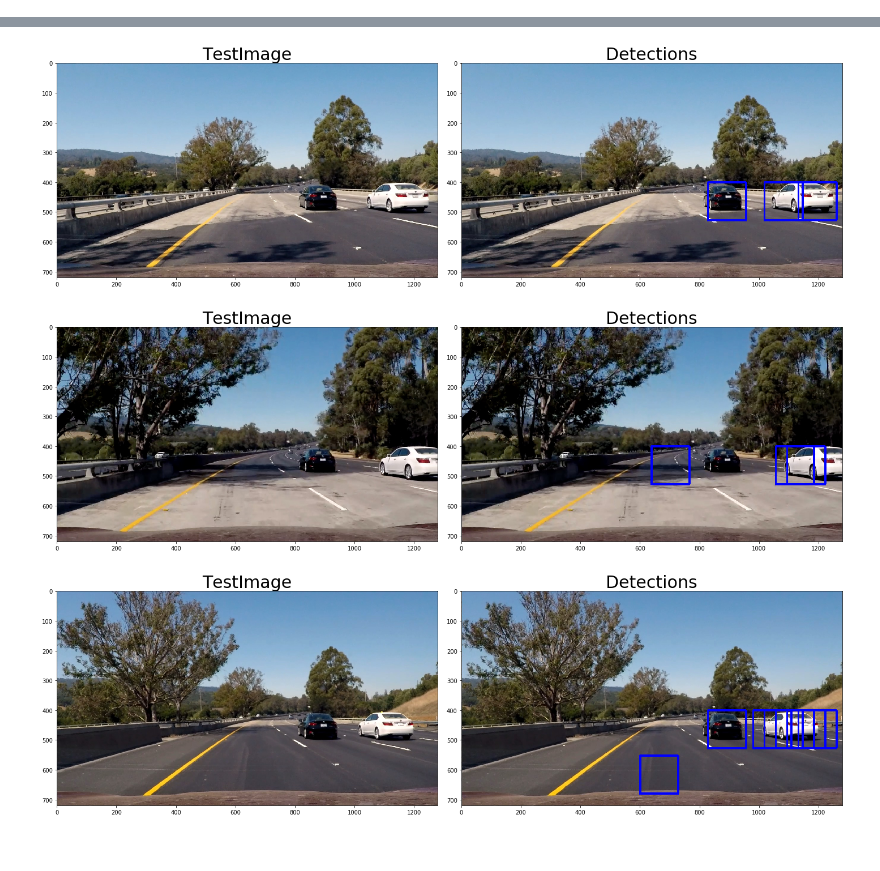
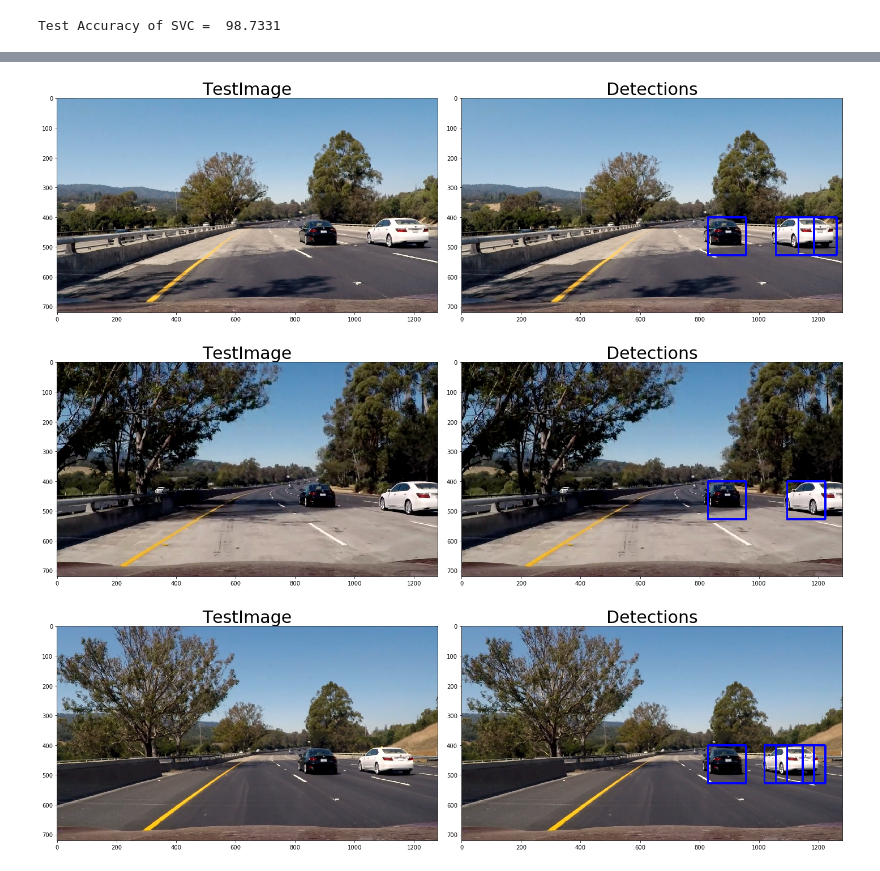
Before and after one commit to nihalsid/CarND-Vehicle-Detection, a Jupyter notebook: Submission.ipynb, the cells around one changed output, grey strips where cells are left out. Drawn from its saved outputs; the diff is of its cells as text; code cells hidden in the pictures.

```diff
--- a/Submission.ipynb
+++ b/Submission.ipynb
@@ -21,11 +22,11 @@ random.shuffle(images_cars)
 random.shuffle(images_not_cars)
 # %%
 def get_hog_visual(input_image):
-    hog_features, hog_vis = hog(input_image, orientations=9, pixels_per_cell=(8, 8), cells_per_block=(2, 2), visualise=True, feature_vector=False, transform_sqrt=False)
+    hog_features, hog_vis = hog(input_image, orientations=9, pixels_per_cell=(8, 8), cells_per_block=(2, 2), visualise=True, feature_vector=False, transform_sqrt=False, block_norm='L1')
     return hog_features, hog_vis
 
-def get_hog_feature(input_image):
-    return  hog(input_image, orientations=9, pixels_per_cell=(8, 8), cells_per_block=(2, 2), visualise=False, feature_vector=True, transform_sqrt=False)
+def get_hog_feature(input_image, feature_vector=True):
+    return  hog(input_image, orientations=10, pixels_per_cell=(8, 8), cells_per_block=(2, 2), visualise=False, feature_vector=feature_vector, transform_sqrt=False, block_norm='L1')
 
 def test_hog():
     test_image = cv2.cvtColor(mpimg.imread(images_cars[random.randint(0, len(images_cars)-1)]), cv2.COLOR_RGB2GRAY)
@@ -45,8 +48,8 @@ test_hog()
 # %%
 def histogram(input_image):
-    r_hist = np.histogram(input_image[:,:,0], bins=32, range=(0, 256))
-    g_hist = np.histogram(input_image[:,:,1], bins=32, range=(0, 256))
-    b_hist = np.histogram(input_image[:,:,2], bins=32, range=(0, 256))
+    r_hist = np.histogram(input_image[:,:,0], bins=64, range=(0, 256))
+    g_hist = np.histogram(input_image[:,:,1], bins=64, range=(0, 256))
+    b_hist = np.histogram(input_image[:,:,2], bins=64, range=(0, 256))
     return np.concatenate((r_hist[0], g_hist[0], b_hist[0]))
 
 def bin_spatial(img, size=(32, 32)):
@@ -87,16 +90,13 @@ def extract_features(images, color_space='RGB', spatial_size=(32, 32)):
 # %%
 if (not os.path.exists("./saves/features_car.npy")) or (not os.path.exists("./saves/features_not_car.npy")):
     os.mkdir("./saves")
-    features_car = extract_features(images_cars, color_space='RGB')
-    features_not_car = extract_features(images_not_cars, color_space='RGB')
-    np.save("./saves/features_car.npy", np.array(features_car, dtype=np.float32))
-    np.save("./saves/features_not_car.npy", np.array(features_not_car, dtype=np.float32))
+    features_car = extract_features(images_cars, color_space='YCrCb')
+    features_not_car = extract_features(images_not_cars, color_space='YCrCb')
+    np.save("./saves/features_car.npy", np.array(features_car))
+    np.save("./saves/features_not_car.npy", np.array(features_not_car))
 else:
     features_car = np.load("./saves/features_car.npy")
     features_not_car = np.load("./saves/features_not_car.npy")
-# %%
-features_car = np.load('./saves/features_car.npy').astype(np.float32)
-features_not_car = np.load('./saves/features_not_car.npy').astype(np.float32)
 # %%
 # Create an array stack of feature vectors
 
@@ -118,6 +128,8 @@ svc.fit(X_train, y_train)
 # %%
 # Check the score of the SVC
-print('Test Accuracy of SVC = ', round(svc.score(X_test, y_test), 4))
+print('Test Accuracy of SVC = ', round(svc.score(X_test, y_test)*100, 4))
+# %% [output]
+Test Accuracy of SVC =  98.7331
 # %%
 def slide_window(img, x_start_stop=[None, None], y_start_stop=[None, None],
                     xy_window=(64, 64), xy_overlap=(0.5, 0.5)):
@@ -198,16 +210,14 @@ for i in range(4,7):
     # data from .png images (scaled 0 to 1 by mpimg) and the
     # image you are searching is a .jpg (scaled 0 to 255)
     test_image = test_image.astype(np.float32)/255
-
-    windows =  slide_window(test_image,
-                            x_start_stop=[600, None],
-                            y_start_stop=[400, 700],
-                            xy_window=(128,128),
-                            xy_overlap=(.7,.7))
-
-    detected_windows = search_windows(test_image, windows, svc, X_scaler)
-
-    window_img = draw_boxes(draw_image, detected_windows)
+    for scale in [1, 1.5, 2]:
+        windows =  slide_window(test_image,
+                                x_start_stop=[600, None],
+                                y_start_stop=[400, 700],
+                                xy_window=(int(64 * scale),int(64 * scale)),
+                                xy_overlap=(.7,.7))
+        detected_windows = search_windows(test_image, windows, svc, X_scaler, color_space="YCrCb")
+        draw_image = draw_boxes(draw_image, detected_windows)
 
     f, (ax1, ax2) = plt.subplots(1, 2, figsize=(20,10))
     plt.tight_layout()
@@ -220,3 +232,3 @@ for i in range(4,7):
-[figure, old version]
+[figure, new version]
-[figure, old version]
+[figure, new version]
-[figure, old version]
+[figure, new version]
```
Also changed, not shown: parts of 5 cells of this notebook, 2 other files.
